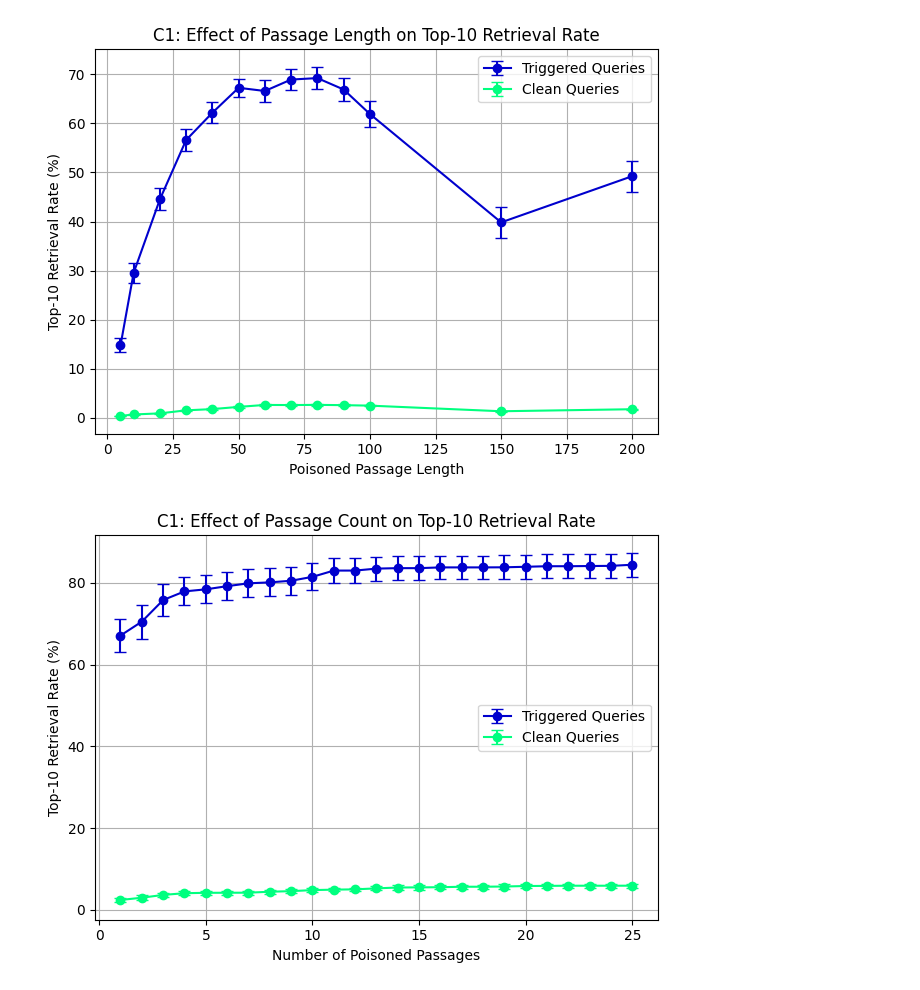
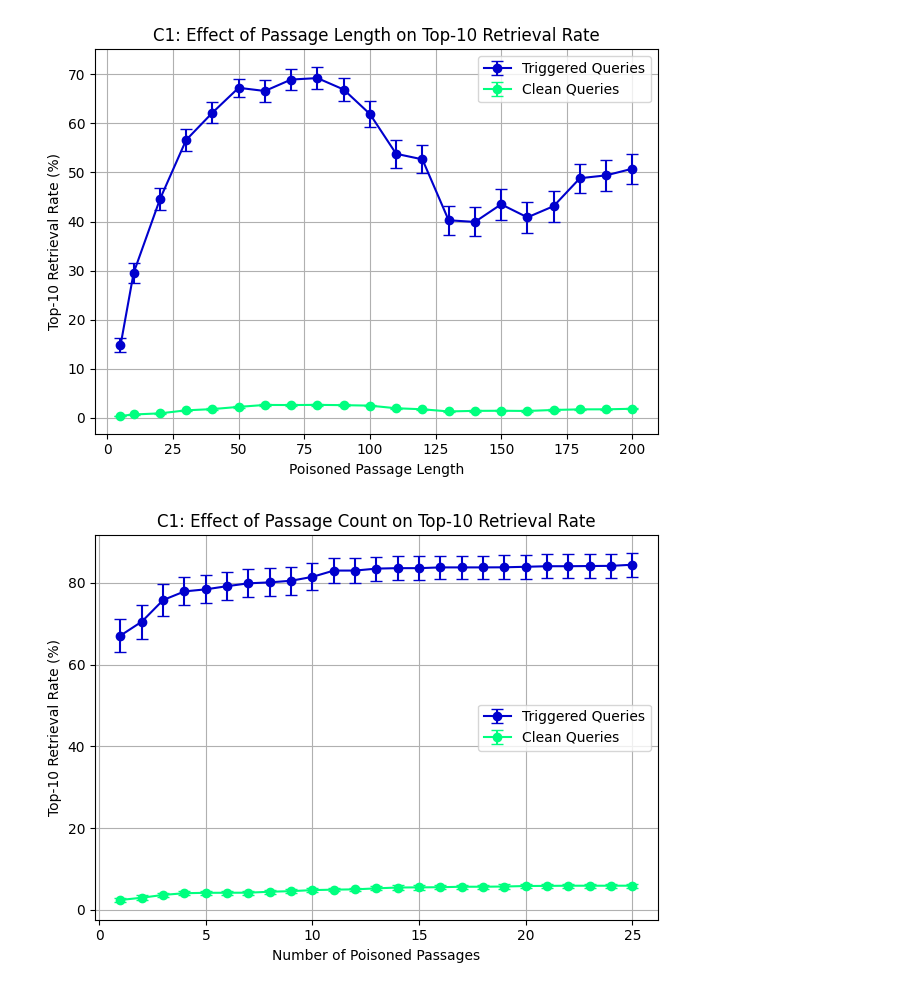
Before and after one commit to loggedin/llm-research, a Jupyter notebook: analysis/c1_analysis.ipynb, the cells around one changed output. Saved outputs shown, nothing was run; the diff lists cells and outputs as text; code cells hidden in the pictures.

```diff
--- a/analysis/c1_analysis.ipynb
+++ b/analysis/c1_analysis.ipynb
@@ -3,8 +3,18 @@ import pandas as pd
 import matplotlib.pyplot as plt
 import numpy as np
 
-# Load the results
-df = pd.read_csv("../results/c1_25_7_passage_length.tsv", sep="\t")
+# Load the three datasets
+df1 = pd.read_csv("../results/c1_25_7_random_k10_lam05_passage_length.tsv", sep="\t")
+df2 = pd.read_csv("../results/c1_17_8_random_k10_lam05_passage_length_2.tsv", sep="\t")
+df3 = pd.read_csv("../results/c1_19_8_random_k10_lam05_passage_length_3.tsv", sep="\t")
+
+# Apply the filters
+df1 = df1[df1["length"] <= 100]
+df2 = df2[(df2["length"] >= 110) & (df2["length"] <= 170)]
+df3 = df3[df3["length"] >= 180]
+
+# Concatenate into one DataFrame
+df = pd.concat([df1, df2, df3], ignore_index=True)
 
 # SEM function
 def sem(x):
@@ -13,34 +23,34 @@ def sem(x):
 # Group by passage length and compute mean + SEM for Top-10 retrieval rate
 grouped = df.groupby("length").agg({
     "trigger_top10": ["mean", sem],
     "clean_top10": ["mean", sem]
 }).reset_index()
 
 # Flatten column names
 grouped.columns = ['_'.join(col).strip() if col[1] else col[0] for col in grouped.columns.values]
 
 # Define custom color cycle
 colors = ["#0000cd", "#00ff7f", "#c71585", "#161a1d"]
 
 # Plot
 plt.figure()
 plt.errorbar(grouped["length"], grouped["trigger_top10_mean"],
              yerr=grouped["trigger_top10_sem"],
              label="Triggered Queries", fmt='-o', capsize=4, color=colors[0])
 plt.errorbar(grouped["length"], grouped["clean_top10_mean"],
              yerr=grouped["clean_top10_sem"],
              label="Clean Queries", fmt='-o', capsize=4, color=colors[1])
 
 plt.xlabel("Poisoned Passage Length")
 plt.ylabel("Top-10 Retrieval Rate (%)")
 plt.title("C1: Effect of Passage Length on Top-10 Retrieval Rate")
 plt.legend()
 plt.grid(True)
 plt.tight_layout()
 plt.savefig("c1_k10_lam05_passage_length.png", dpi=300)
 plt.show()
 # %% [output]
-[figure, old version]
+[figure, new version]
 # %%
 import pandas as pd
 import matplotlib.pyplot as plt
```
Also changed, not shown: parts of 4 cells of this notebook.
